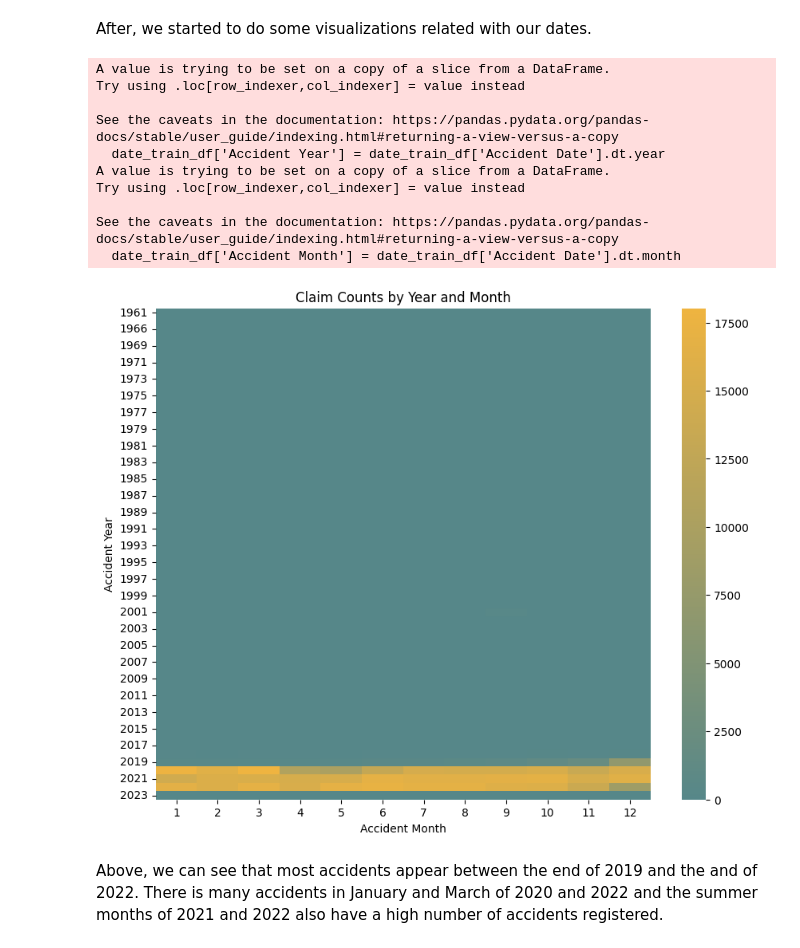
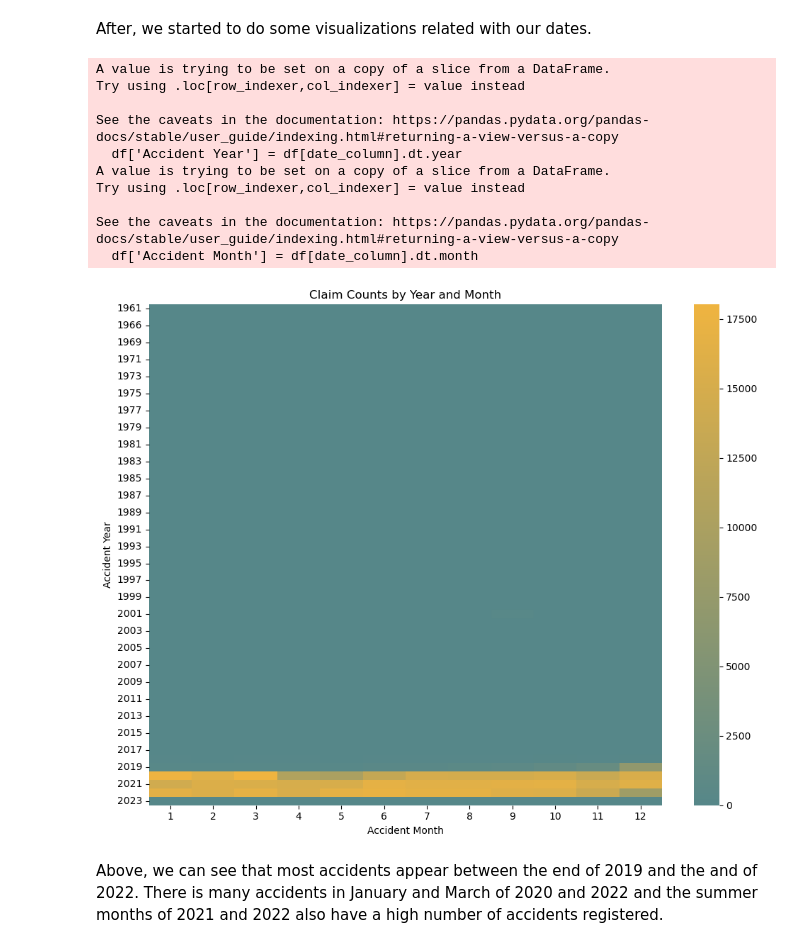
Before and after one commit to Gomsofi06/Machine_Learning_NOVAIMS, a Jupyter notebook: 01_Initial_EDA.ipynb, the cells around one changed output. Drawn from its saved outputs; the diff is of its cells as text; code cells hidden in the pictures.

```diff
--- a/01_Initial_EDA.ipynb
+++ b/01_Initial_EDA.ipynb
@@ -999,36 +859,20 @@ date_train_df.describe()
 Above, we can see that the earliest `Accident Date` was in 1961 but the first `Assembly Date` was in 2020. Additionally, `C2-Date` and `C3-Date`where in 1996 and 1992 respectively. With this dates, we can see that some information is missing.
 # %% [markdown]
 After, we started to do some visualizations related with our dates.
-# %%
-# Extract year and month from Accident Date for grouping
-date_train_df['Accident Year'] = date_train_df['Accident Date'].dt.year
-date_train_df['Accident Month'] = date_train_df['Accident Date'].dt.month
-
-# Group the data by 'Accident Year' and 'Accident Month' to count the number of claims
-claim_counts = date_train_df.groupby(['Accident Year', 'Accident Month']).size().unstack(fill_value=0)
-
-claim_counts.index = claim_counts.index.astype(int)  # Convert Accident Year to int
-claim_counts.columns = claim_counts.columns.astype(int)  # Convert Accident Month to int
-
-# Plot the heatmap without annotations and with the custom color map
-plt.figure(figsize=(10, 8))
-sns.heatmap(claim_counts, annot=False, cmap=custom_cmap)
-plt.title('Claim Counts by Year and Month')
-plt.xlabel('Accident Month')
-plt.ylabel('Accident Year')
-plt.show()
-# %% [output]
-A value is trying to be set on a copy of a slice from a DataFrame.
-Try using .loc[row_indexer,col_indexer] = value instead
-
-See the caveats in the documentation: https://pandas.pydata.org/pandas-docs/stable/user_guide/indexing.html#returning-a-view-versus-a-copy
-  date_train_df['Accident Year'] = date_train_df['Accident Date'].dt.year
-A value is trying to be set on a copy of a slice from a DataFrame.
-Try using .loc[row_indexer,col_indexer] = value instead
-
-See the caveats in the documentation: https://pandas.pydata.org/pandas-docs/stable/user_guide/indexing.html#returning-a-view-versus-a-copy
-  date_train_df['Accident Month'] = date_train_df['Accident Date'].dt.month
-[figure, removed]
+# %%
+plot_claim_counts_heatmap(date_train_df)
+# %% [output]
+A value is trying to be set on a copy of a slice from a DataFrame.
+Try using .loc[row_indexer,col_indexer] = value instead
+
+See the caveats in the documentation: https://pandas.pydata.org/pandas-docs/stable/user_guide/indexing.html#returning-a-view-versus-a-copy
+  df['Accident Year'] = df[date_column].dt.year
+A value is trying to be set on a copy of a slice from a DataFrame.
+Try using .loc[row_indexer,col_indexer] = value instead
+
+See the caveats in the documentation: https://pandas.pydata.org/pandas-docs/stable/user_guide/indexing.html#returning-a-view-versus-a-copy
+  df['Accident Month'] = df[date_column].dt.month
+[figure, added]
 # %% [markdown]
 Above, we can see that most accidents appear between the end of 2019 and the and of 2022. There is many accidents in January and March of 2020 and 2022 and the summer months of 2021 and 2022 also have a high number of accidents registered.
 # %% [markdown]
```
Also changed, not shown: parts of 11 cells of this notebook, 1 other file.
